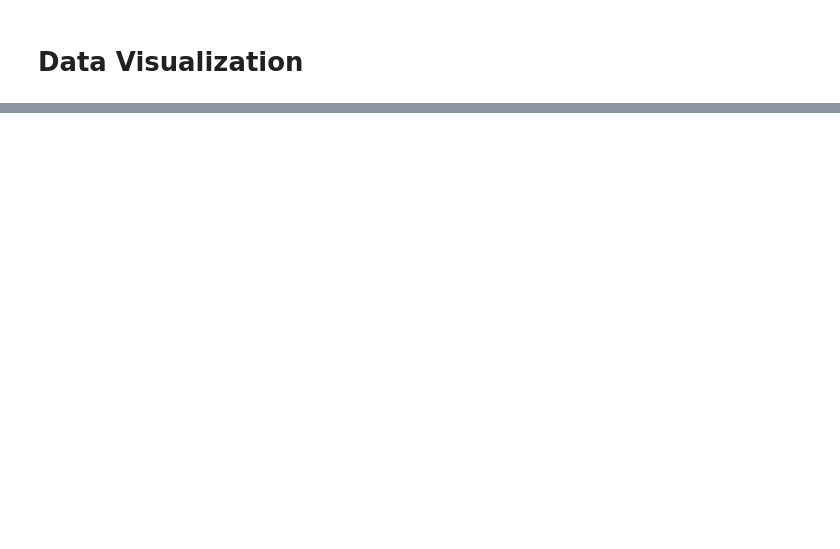
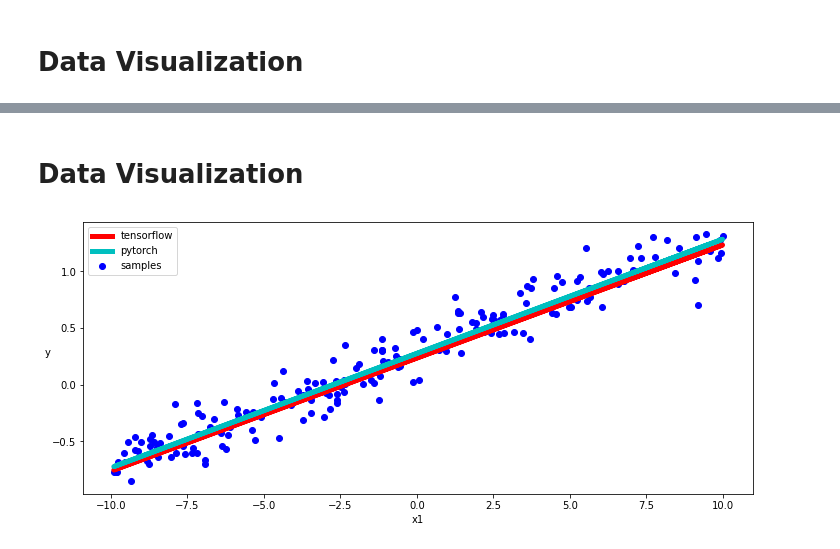
Before and after one commit to JacopoMangiavacchi/TF-VS-PyTorch, a Jupyter notebook: LinearRegression.ipynb, the cells around one changed output, grey strips where cells are left out. Cells and saved outputs as stored; diff of their text form; code cells hidden in the pictures; blank space fills up the shorter version.

```diff
--- a/LinearRegression.ipynb
+++ b/LinearRegression.ipynb
@@ -191,0 +199,6 @@ with torch.no_grad():
+# %%
+tf_model_fit = LinearRegressionKeras()
+tf_model_fit.compile(optimizer=tf.optimizers.SGD(learning_rate=learning_rate), loss='mean_absolute_error')
+# tf_model_fit.build(input_shape=(None, 1))
+# tf_model_fit.summary()
+tf_model_fit.fit(x, y, epochs=epochs, batch_size=x.shape[0], verbose=1)
@@ -191,0 +243,19 @@ with torch.no_grad():
+# %%
+inputs = torch.autograd.Variable(torch.from_numpy(x.reshape(-1, 1)))
+labels = torch.autograd.Variable(torch.from_numpy(y.reshape(-1, 1)))
+# %%
+torch_model = LinearRegressionPyTorch()
+[w, b] = torch_model.parameters()
+
+criterion = torch.nn.MSELoss(reduction='mean')
+optimizer = torch.optim.SGD(torch_model.parameters(), lr=learning_rate)
+
+for epoch in range(epochs * 3):
+    y_pred = torch_model(inputs)
+    loss = criterion(y_pred, labels)
+    optimizer.zero_grad()
+    loss.backward()
+    optimizer.step()
+
+    if epoch % 20 == 0:
+      print(f"Epoch {epoch} : Loss {loss.data}")
@@ -191,0 +280,19 @@ with torch.no_grad():
+# %% [markdown]
+# Data Visualization
+# %%
+[w_tf, b_tf] = tf_model_fit.trainable_variables
+[w_torch, b_torch] = torch_model.parameters()
+
+w_tf = tf.reshape(w_tf, [1])
+
+with torch.no_grad():
+  plt.figure(figsize = (12,5))
+  ax = plt.subplot(111)
+  ax.scatter(x, y, c = "b", label="samples")
+  ax.plot(x, w_tf * x + b_tf, "r", linewidth = 5.0, label = "tensorflow")
+  ax.plot(x, w_torch * inputs + b_torch, "c", linewidth = 5.0, label = "pytorch")
+  ax.legend()
+  plt.xlabel("x1")
+  plt.ylabel("y",rotation = 0)
+# %% [output]
+[figure, added]
```
Also changed, not shown: parts of 16 cells of this notebook.
